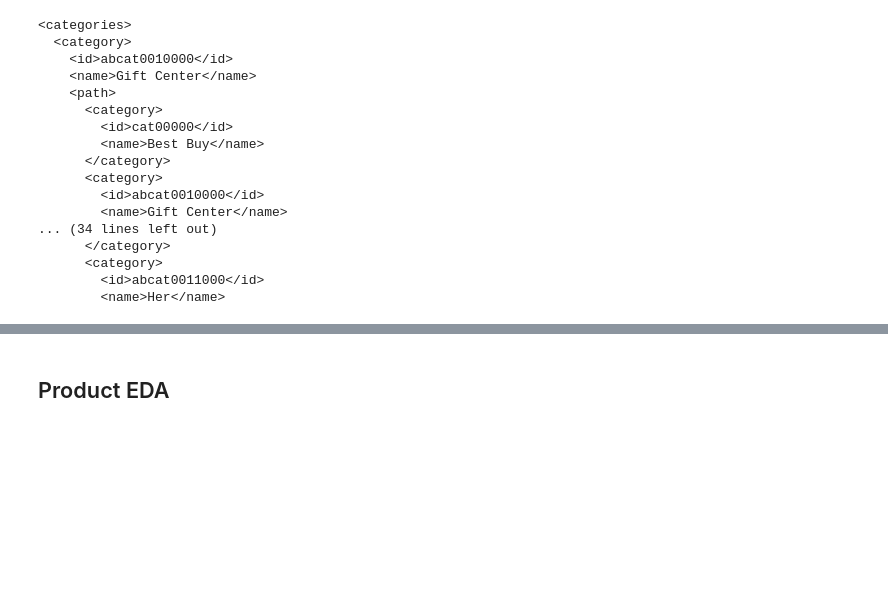
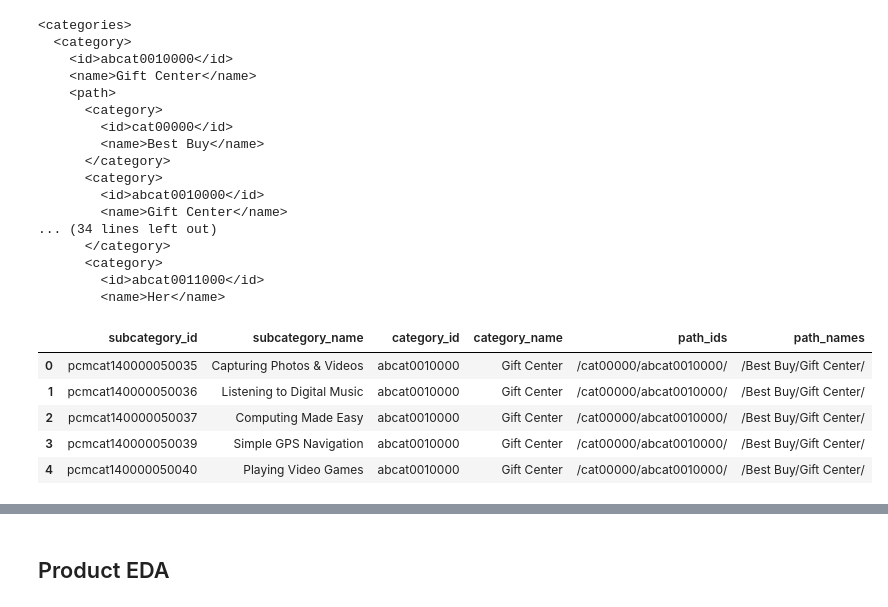
Before and after one commit to anagri/search_with_machine_learning_course, a Jupyter notebook: search_eda.ipynb, the cells around one changed output, grey strips where cells are left out. Cells and saved outputs as stored; diff of their text form; code cells hidden in the pictures; blank space fills up the shorter version.

```diff
--- a/search_eda.ipynb
+++ b/search_eda.ipynb
@@ -157,4 +157,11 @@ for category in root:
 # %%
 sdf = pd.DataFrame(subcats, columns=['subcategory_id', 'subcategory_name', 'category_id', 'category_name', 'path_ids', 'path_names'])
 # %%
-sdf
+sdf.head()
+# %% [output]
+|  | subcategory_id | subcategory_name | category_id | category_name | path_ids | path_names |
+| 0 | pcmcat140000050035 | Capturing Photos & Videos | abcat0010000 | Gift Center | /cat00000/abcat0010000/ | /Best Buy/Gift Center/ |
+| 1 | pcmcat140000050036 | Listening to Digital Music | abcat0010000 | Gift Center | /cat00000/abcat0010000/ | /Best Buy/Gift Center/ |
+| 2 | pcmcat140000050037 | Computing Made Easy | abcat0010000 | Gift Center | /cat00000/abcat0010000/ | /Best Buy/Gift Center/ |
+| 3 | pcmcat140000050039 | Simple GPS Navigation | abcat0010000 | Gift Center | /cat00000/abcat0010000/ | /Best Buy/Gift Center/ |
+| 4 | pcmcat140000050040 | Playing Video Games | abcat0010000 | Gift Center | /cat00000/abcat0010000/ | /Best Buy/Gift Center/ |
```
Also changed, not shown: parts of 2 cells of this notebook, 28 other files.
